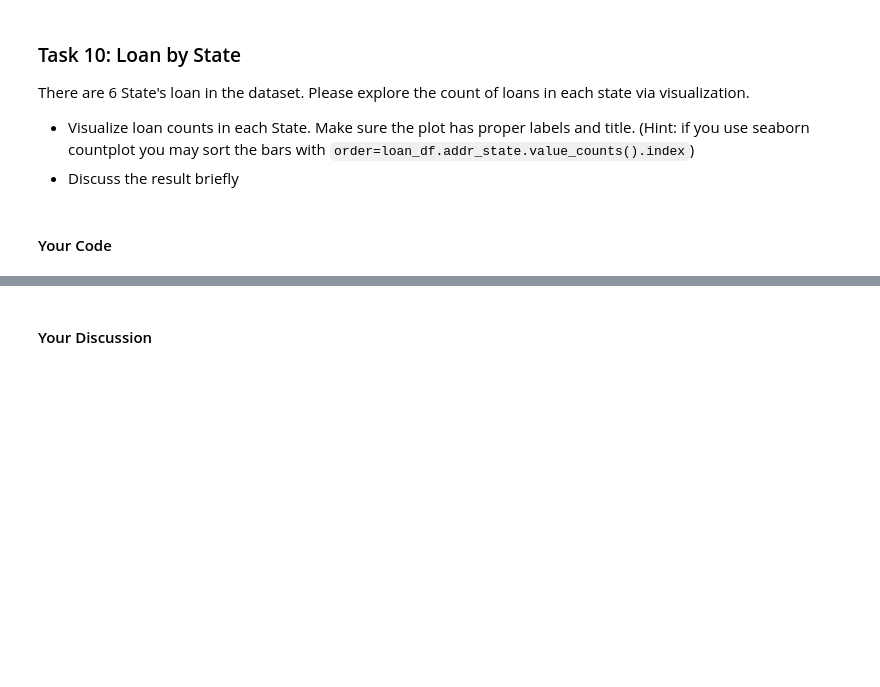
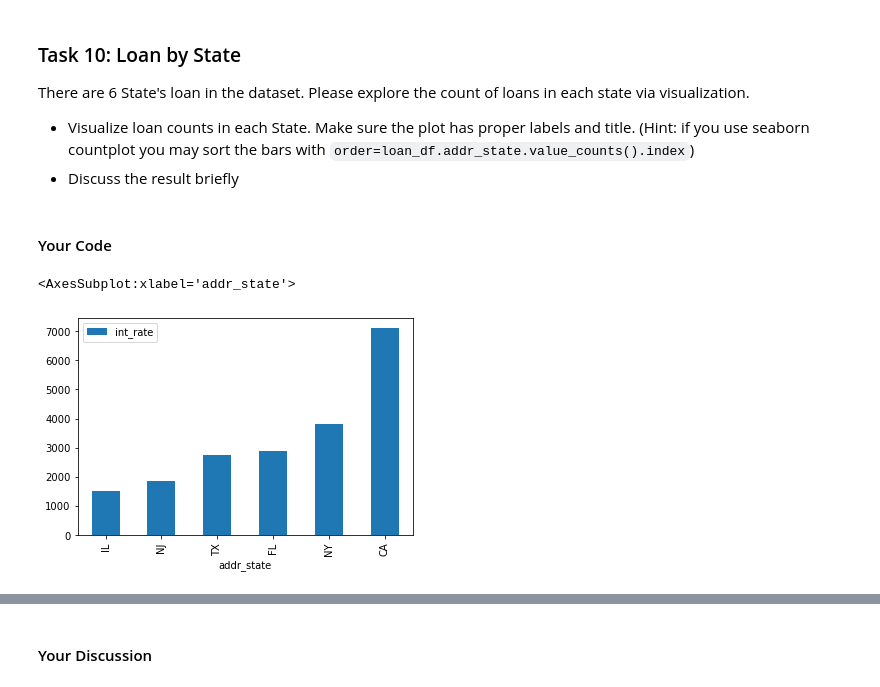
Before and after one commit to zllu2/iMSA570_Linden, a Jupyter notebook: project/lendingclub/accy576_project_solution.ipynb, the cells around one changed output, grey strips where cells are left out. Drawn from its saved outputs; the diff is of its cells as text; code cells hidden in the pictures; blank space fills up the shorter version.

```diff
--- a/project/lendingclub/accy576_project_solution.ipynb
+++ b/project/lendingclub/accy576_project_solution.ipynb
@@ -345,6 +345,11 @@ There are 6 State's loan in the dataset. Please explore the count of loans in ea
 - Discuss the result briefly
 # %% [markdown]
 #### Your Code
+# %%
+loan_df.groupby('addr_state').agg({'int_rate':'count'}).sort_values('int_rate').plot.bar()
+# %% [output]
+<AxesSubplot:xlabel='addr_state'>
+[figure, added]
 # %%
 ax = sns.countplot('addr_state',data=loan_df, order=loan_df.addr_state.value_counts().index)
 ax.set_title('Loan by State')
```
Also changed, not shown: parts of 15 cells of this notebook, 21 other files.
